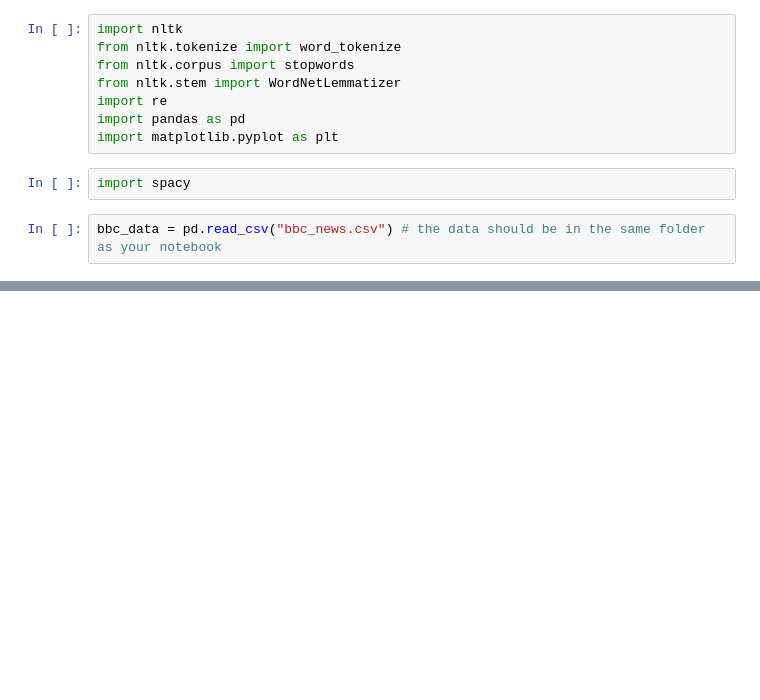
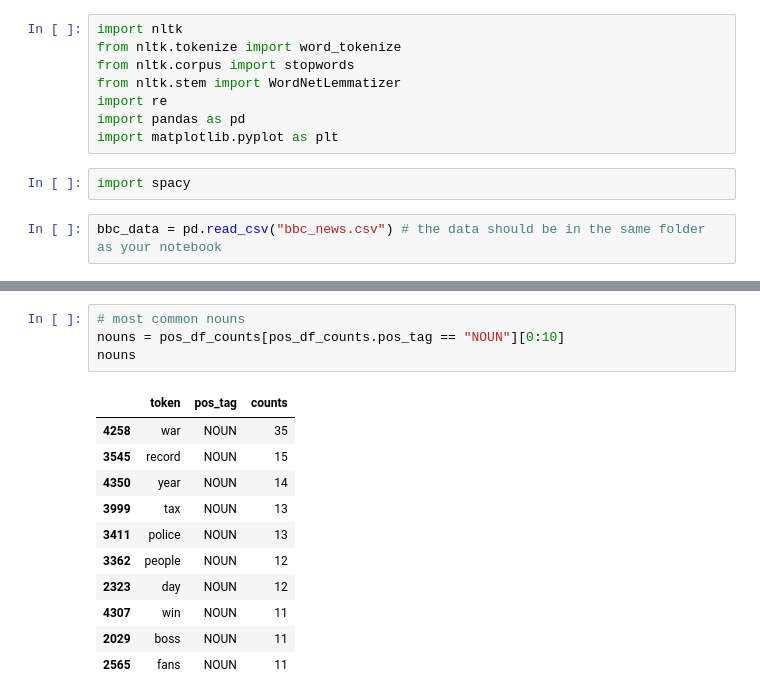
Before and after one commit to GeorGex3x383/AIEngineerBootcamp, a Jupyter notebook: 01_NLP_PartsOfSpeech/practicalTask.ipynb, the cells around one changed output, grey strips where cells are left out. Saved outputs shown, nothing was run; the diff lists cells and outputs as text; blank space fills up the shorter version.

```diff
--- a/01_NLP_PartsOfSpeech/practicalTask.ipynb
+++ b/01_NLP_PartsOfSpeech/practicalTask.ipynb
@@ -80,0 +234,16 @@ bbc_data = pd.read_csv("bbc_news.csv") # the data should be in the same folder a
+# %%
+# most common nouns
+nouns = pos_df_counts[pos_df_counts.pos_tag == "NOUN"][0:10]
+nouns
+# %% [output]
+|  | token | pos_tag | counts |
+| 4258 | war | NOUN | 35 |
+| 3545 | record | NOUN | 15 |
+| 4350 | year | NOUN | 14 |
+| 3999 | tax | NOUN | 13 |
+| 3411 | police | NOUN | 13 |
+| 3362 | people | NOUN | 12 |
+| 2323 | day | NOUN | 12 |
+| 4307 | win | NOUN | 11 |
+| 2029 | boss | NOUN | 11 |
+| 2565 | fans | NOUN | 11 |
```
Also changed, not shown: parts of 21 cells of this notebook.
